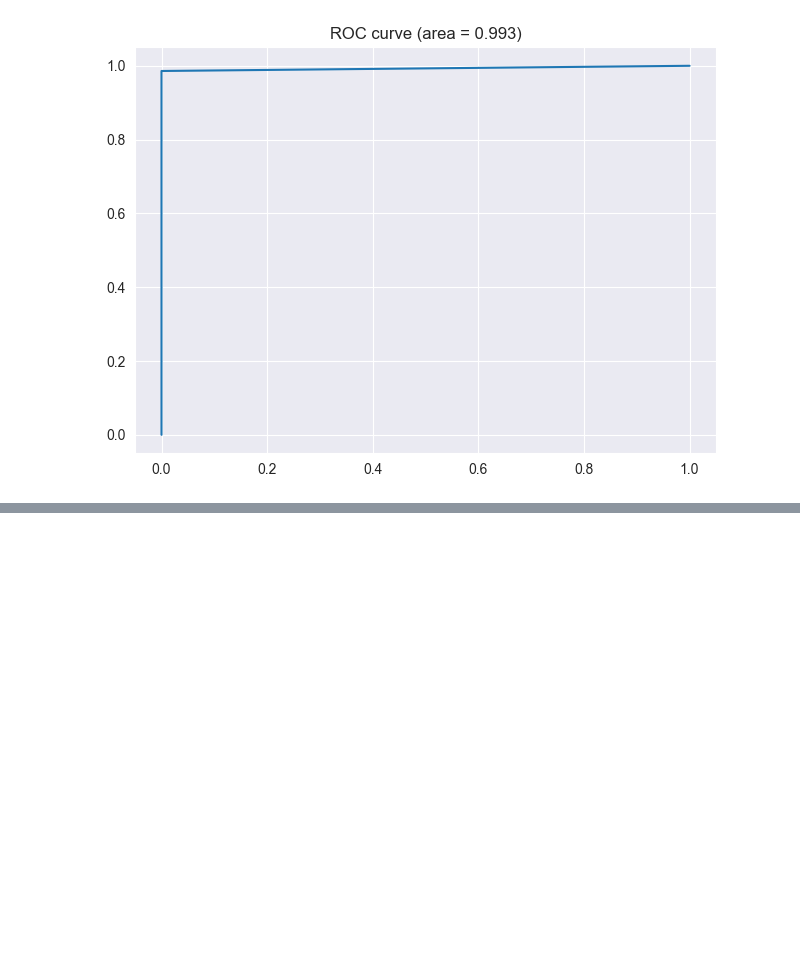
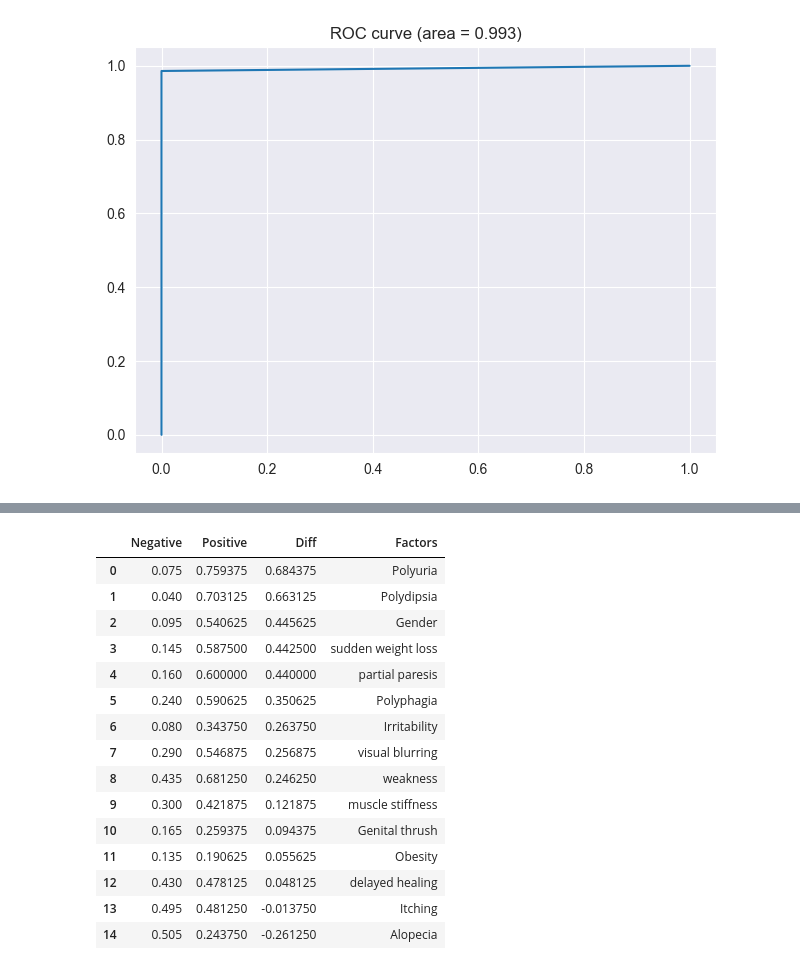
Before and after one commit to oo-Kwago-oo/diabetes-analysis-blog, a Jupyter notebook: analysis/q1_analysis.ipynb, the cells around one changed output, grey strips where cells are left out. Cells and saved outputs as stored; diff of their text form; code cells hidden in the pictures; blank space fills up the shorter version.

```diff
--- a/analysis/q1_analysis.ipynb
+++ b/analysis/q1_analysis.ipynb
@@ -89,0 +89,35 @@ plt.tight_layout()
+# %%
+df["age_group"] = pd.cut(
+    df["Age"],
+    bins=[0, 30, 40, 50, 60, 100],
+    labels=["<30", "30-40", "40-50", "50-60", "60+"]
+)
+
+cat_features = df.drop(columns=['Age', 'age_group']).copy()
+age = df['Age'].copy()
+# target = df['class'].copy()
+
+cat_features = np.transpose(cat_features.groupby('class').mean())
+cat_features.columns = ['Negative', 'Positive']
+cat_features['Diff'] = cat_features['Positive'] - cat_features['Negative']
+cat_features.sort_values(by='Diff', ascending=False, inplace=True)
+cat_features['Factors'] = cat_features.index
+cat_features.reset_index(drop=True, inplace=True)
+cat_features
+# %% [output]
+|  | Negative | Positive | Diff | Factors |
+| 0 | 0.075 | 0.759375 | 0.684375 | Polyuria |
+| 1 | 0.040 | 0.703125 | 0.663125 | Polydipsia |
+| 2 | 0.095 | 0.540625 | 0.445625 | Gender |
+| 3 | 0.145 | 0.587500 | 0.442500 | sudden weight loss |
+| 4 | 0.160 | 0.600000 | 0.440000 | partial paresis |
+| 5 | 0.240 | 0.590625 | 0.350625 | Polyphagia |
+| 6 | 0.080 | 0.343750 | 0.263750 | Irritability |
+| 7 | 0.290 | 0.546875 | 0.256875 | visual blurring |
+| 8 | 0.435 | 0.681250 | 0.246250 | weakness |
+| 9 | 0.300 | 0.421875 | 0.121875 | muscle stiffness |
+| 10 | 0.165 | 0.259375 | 0.094375 | Genital thrush |
+| 11 | 0.135 | 0.190625 | 0.055625 | Obesity |
+| 12 | 0.430 | 0.478125 | 0.048125 | delayed healing |
+| 13 | 0.495 | 0.481250 | -0.013750 | Itching |
+| 14 | 0.505 | 0.243750 | -0.261250 | Alopecia |
```
Also changed, not shown: parts of 3 cells of this notebook, 6 other files.
